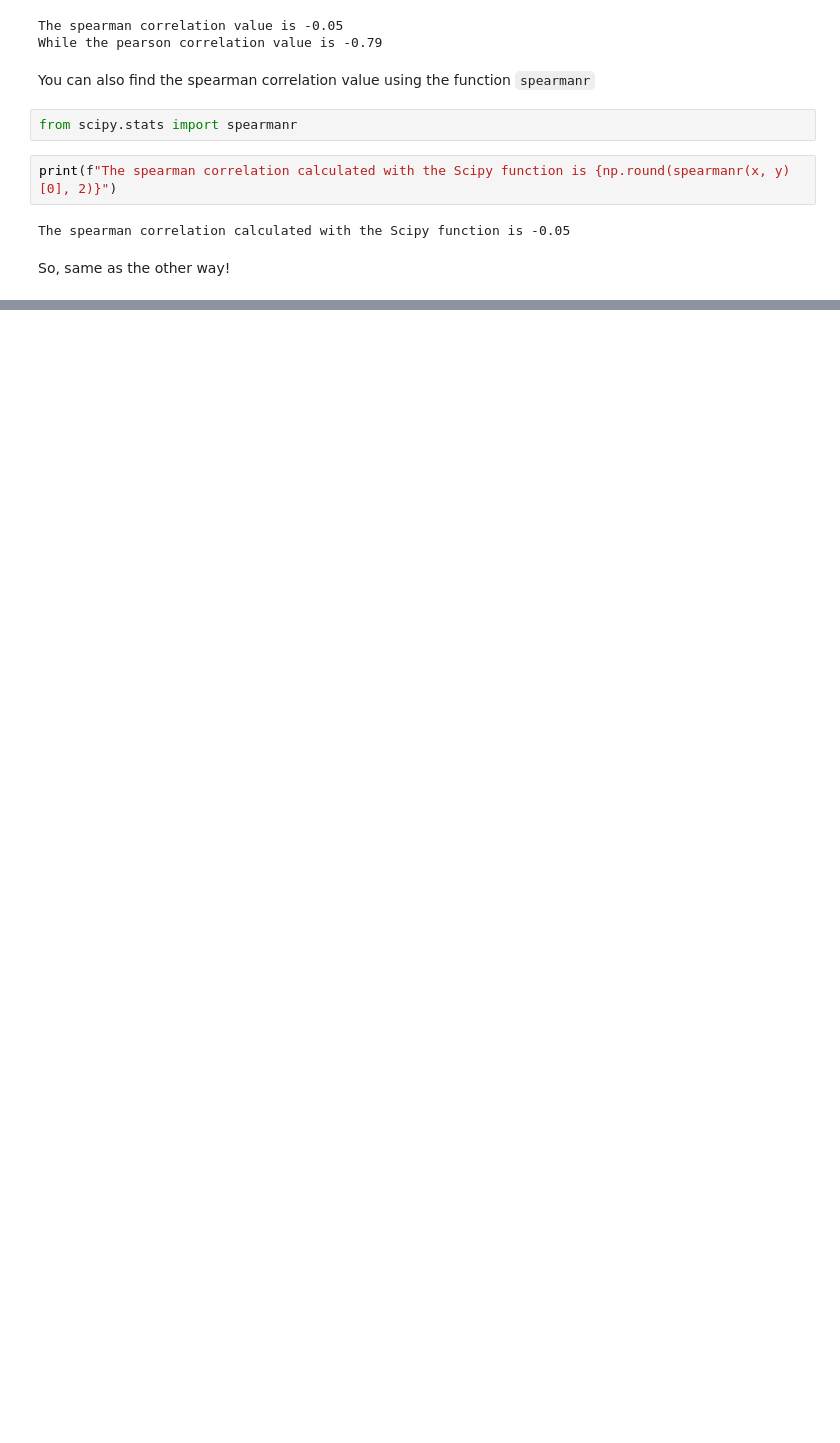
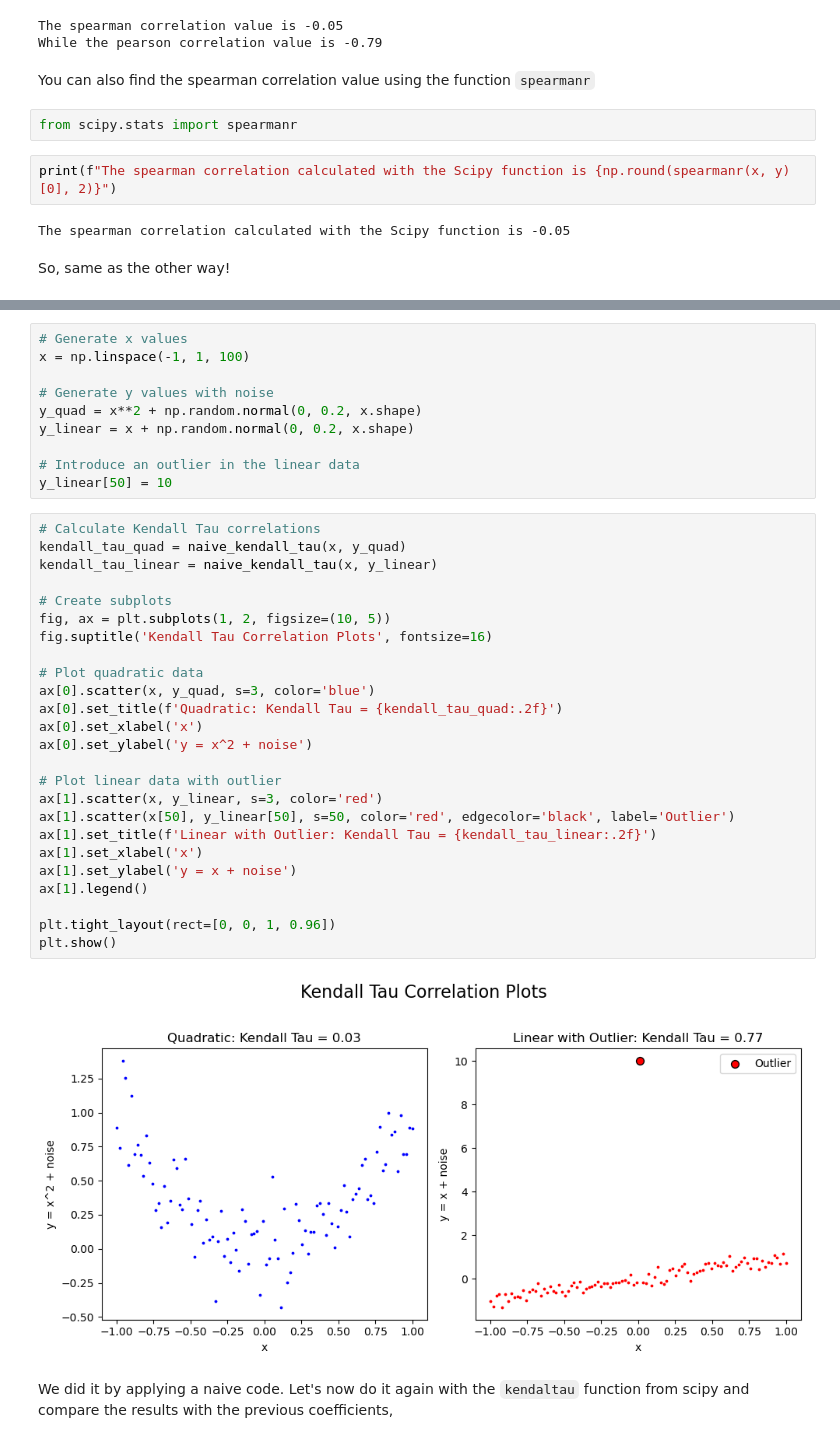
Before and after one commit to juagudeloo/Intro-EnvironmentalDataScience, a Jupyter notebook: notebooks/Chapter2.ipynb, the cells around one changed output, grey strips where cells are left out. Cells and saved outputs as stored; diff of their text form; blank space fills up the shorter version.

Commit message:
correlations

```diff
--- a/notebooks/Chapter2.ipynb
+++ b/notebooks/Chapter2.ipynb
@@ -351,0 +380,39 @@ So, same as the other way!
+# %%
+# Generate x values
+x = np.linspace(-1, 1, 100)
+
+# Generate y values with noise
+y_quad = x**2 + np.random.normal(0, 0.2, x.shape)
+y_linear = x + np.random.normal(0, 0.2, x.shape)
+
+# Introduce an outlier in the linear data
+y_linear[50] = 10
+# %%
+# Calculate Kendall Tau correlations
+kendall_tau_quad = naive_kendall_tau(x, y_quad)
+kendall_tau_linear = naive_kendall_tau(x, y_linear)
+
+# Create subplots
+fig, ax = plt.subplots(1, 2, figsize=(10, 5))
+fig.suptitle('Kendall Tau Correlation Plots', fontsize=16)
+
+# Plot quadratic data
+ax[0].scatter(x, y_quad, s=3, color='blue')
+ax[0].set_title(f'Quadratic: Kendall Tau = {kendall_tau_quad:.2f}')
+ax[0].set_xlabel('x')
+ax[0].set_ylabel('y = x^2 + noise')
+
+# Plot linear data with outlier
+ax[1].scatter(x, y_linear, s=3, color='red')
+ax[1].scatter(x[50], y_linear[50], s=50, color='red', edgecolor='black', label='Outlier')
+ax[1].set_title(f'Linear with Outlier: Kendall Tau = {kendall_tau_linear:.2f}')
+ax[1].set_xlabel('x')
+ax[1].set_ylabel('y = x + noise')
+ax[1].legend()
+
+plt.tight_layout(rect=[0, 0, 1, 0.96])
+plt.show()
+# %% [output]
+[figure, added]
+# %% [markdown]
+We did it by applying a naive code. Let's now do it again with the `kendaltau` function from scipy and compare the results with the previous coefficients,
```
Also changed, not shown: parts of 10 cells of this notebook.
